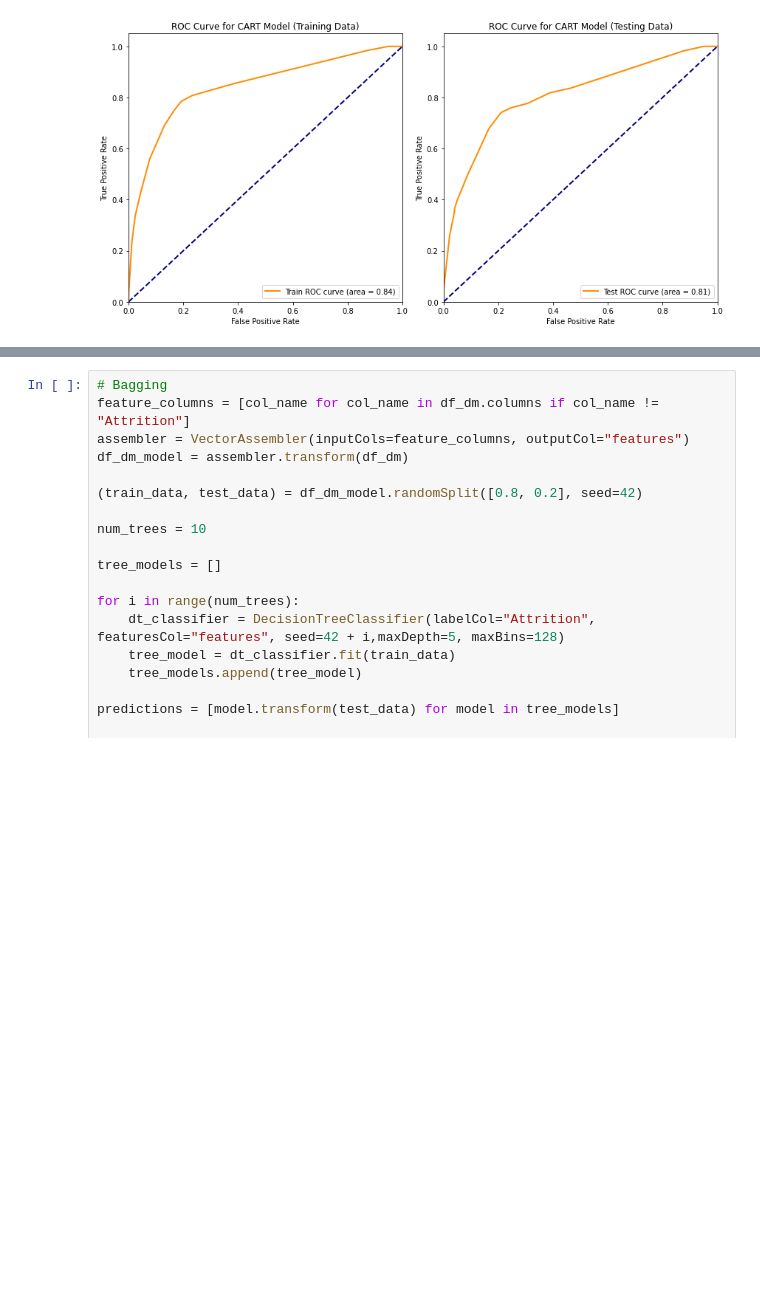
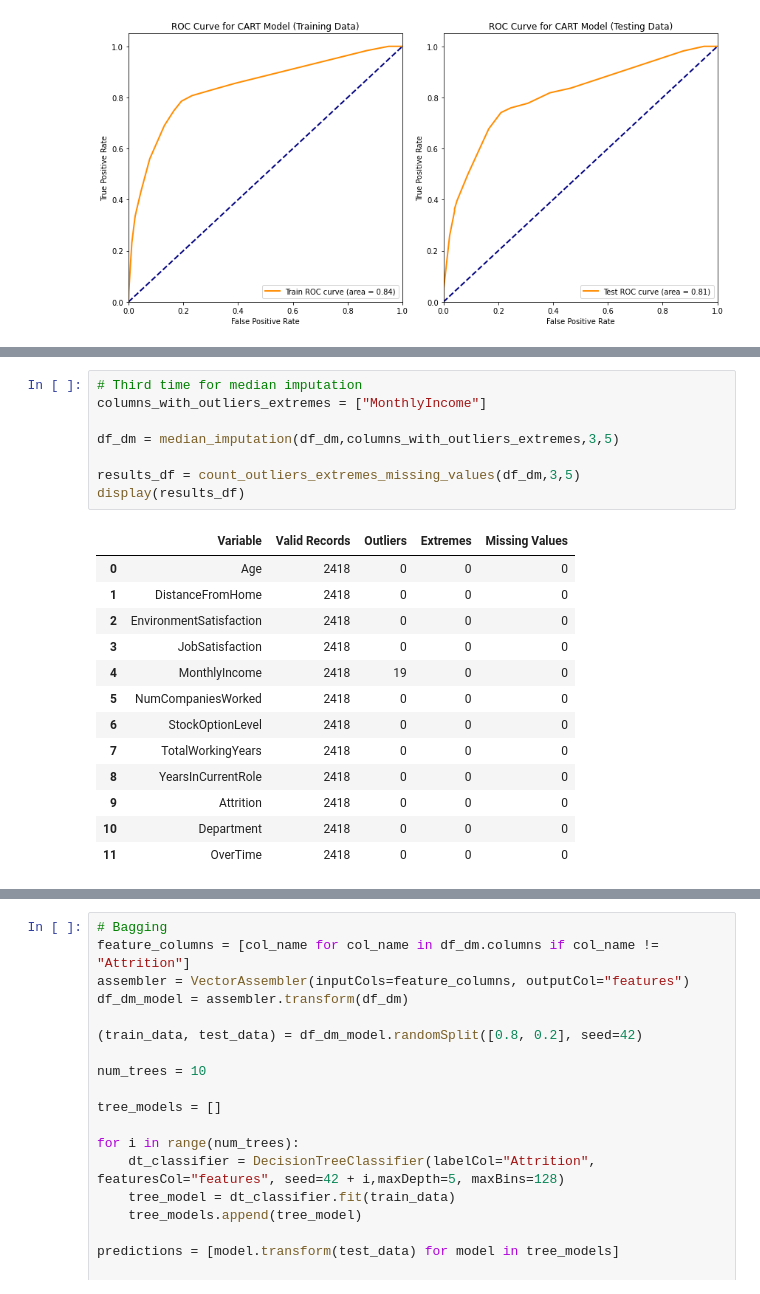
Before and after one commit to jhon232uoa/INFOSYS722-ITERATION-4, a Jupyter notebook: Employee_Attrition_Analysis.ipynb, the cells around one changed output, grey strips where cells are left out. Drawn from its saved outputs; the diff is of its cells as text; blank space fills up the shorter version.

```diff
--- a/Employee_Attrition_Analysis.ipynb
+++ b/Employee_Attrition_Analysis.ipynb
@@ -1967,0 +2159,22 @@ plt.show()
+# %%
+# Third time for median imputation
+columns_with_outliers_extremes = ["MonthlyIncome"]
+
+df_dm = median_imputation(df_dm,columns_with_outliers_extremes,3,5)
+
+results_df = count_outliers_extremes_missing_values(df_dm,3,5)
+display(results_df)
+# %% [output]
+|  | Variable | Valid Records | Outliers | Extremes | Missing Values |
+| 0 | Age | 2418 | 0 | 0 | 0 |
+| 1 | DistanceFromHome | 2418 | 0 | 0 | 0 |
+| 2 | EnvironmentSatisfaction | 2418 | 0 | 0 | 0 |
+| 3 | JobSatisfaction | 2418 | 0 | 0 | 0 |
+| 4 | MonthlyIncome | 2418 | 19 | 0 | 0 |
+| 5 | NumCompaniesWorked | 2418 | 0 | 0 | 0 |
+| 6 | StockOptionLevel | 2418 | 0 | 0 | 0 |
+| 7 | TotalWorkingYears | 2418 | 0 | 0 | 0 |
+| 8 | YearsInCurrentRole | 2418 | 0 | 0 | 0 |
+| 9 | Attrition | 2418 | 0 | 0 | 0 |
+| 10 | Department | 2418 | 0 | 0 | 0 |
+| 11 | OverTime | 2418 | 0 | 0 | 0 |
```
Also changed, not shown: parts of 37 cells of this notebook, 30 other files.
